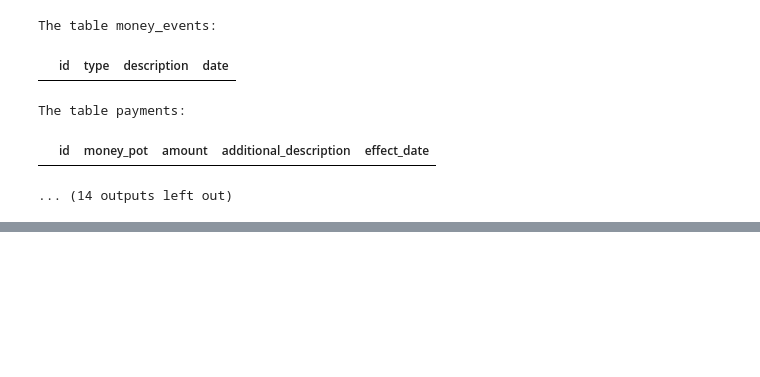
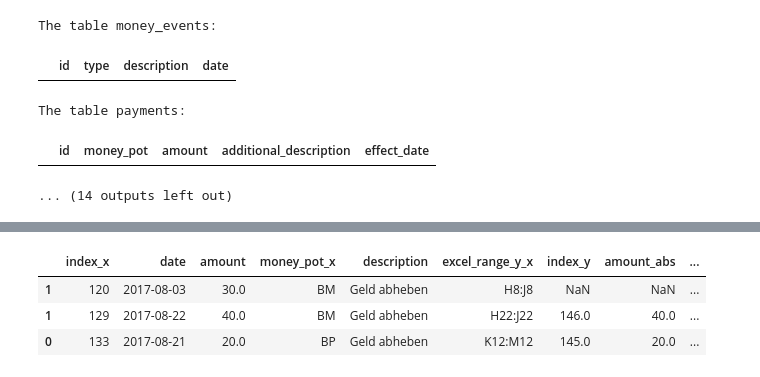
Before and after one commit to maxkoe/budgeter, a Jupyter notebook: excel-to-db.ipynb, the cells around one changed output, grey strips where cells are left out. Saved outputs shown, nothing was run; the diff lists cells and outputs as text; code cells hidden in the pictures; blank space fills up the shorter version.

```diff
--- a/excel-to-db.ipynb
+++ b/excel-to-db.ipynb
@@ -465,0 +675,50 @@ os.system('open ' + temp_name)
+# %%
+geld_abheben = all_info[all_info['description'] == 'Geld abheben'].loc[
+                        all_info['_merge'] == 'right_only'].loc[
+                        all_info['treated'] == 'No']
+geld_abheben_gotten = all_info[all_info['description'] == 'Geld abheben'].loc[
+                              all_info['amount'] > 0].loc[
+                              all_info['_merge'] == 'right_only'].loc[
+                              all_info['treated'] == 'No']
+geld_abheben_drawn = all_info[all_info['description'] == 'Geld abheben'].loc[
+                              all_info['amount'] < 0].loc[
+                              all_info['_merge'] == 'right_only'].loc[
+                              all_info['treated'] == 'No']
+
+geld_abheben_drawn['amount_abs'] = - geld_abheben_drawn['amount']
+
+abheben_gotten = geld_abheben_gotten[['date', 'amount', 'money_pot', 'description',
+                                      'excel_range_y']].reset_index(level=0)
+abheben_drawn = geld_abheben_drawn[['date', 'amount_abs', 'money_pot',
+                                    'excel_range_y']].reset_index(level=0)
+
+
+abheben_data = pd.merge(abheben_gotten, abheben_drawn, how='outer', left_on = ['date', 'amount'],
+                        right_on=['date', 'amount_abs'], left_index=True, indicator=True)
+
+display(abheben_data)
+
+
+for index, row in abheben_data[abheben_data['_merge'] == 'both'].iterrows() :
+    database_comment = autogenerate_database_comment_two_excel_ranges(
+        excel_filename, current_sheet + '!' + row['excel_range_y_x'],
+        current_sheet + '!' + row['excel_range_y_y'],comment_sheet)
+
+    the_id = put_transfer_into_database_autogenerated(
+        row['date'], 'Abheben', row['description'], row['amount'],
+        row['money_pot_y'], row['money_pot_x'], database_comment)
+
+    excel_comment = autogenerate_excel_comment(
+        dt.now().strftime('%Y-%m-%d'), db_filename, the_id)
+    cells = list_from_range_string(row['excel_range_y_x']) + \
+            list_from_range_string(row['excel_range_y_y'])
+
+    put_comment_into_excel(august_, cells, excel_comment)
+
+    all_info.loc[row['index_x'], 'treated'] = 'Yes'
+    all_info.loc[row['index_y'], 'treated'] = 'Yes'
+# %% [output]
+|  | index_x | date | amount | money_pot_x | description | excel_range_y_x | index_y | amount_abs | ... |
+| 1 | 120 | 2017-08-03 | 30.0 | BM | Geld abheben | H8:J8 | NaN | NaN | ... |
+| 1 | 129 | 2017-08-22 | 40.0 | BM | Geld abheben | H22:J22 | 146.0 | 40.0 | ... |
+| 0 | 133 | 2017-08-21 | 20.0 | BP | Geld abheben | K12:M12 | 145.0 | 20.0 | ... |
```
Also changed, not shown: parts of 21 cells of this notebook, 2 other files.
